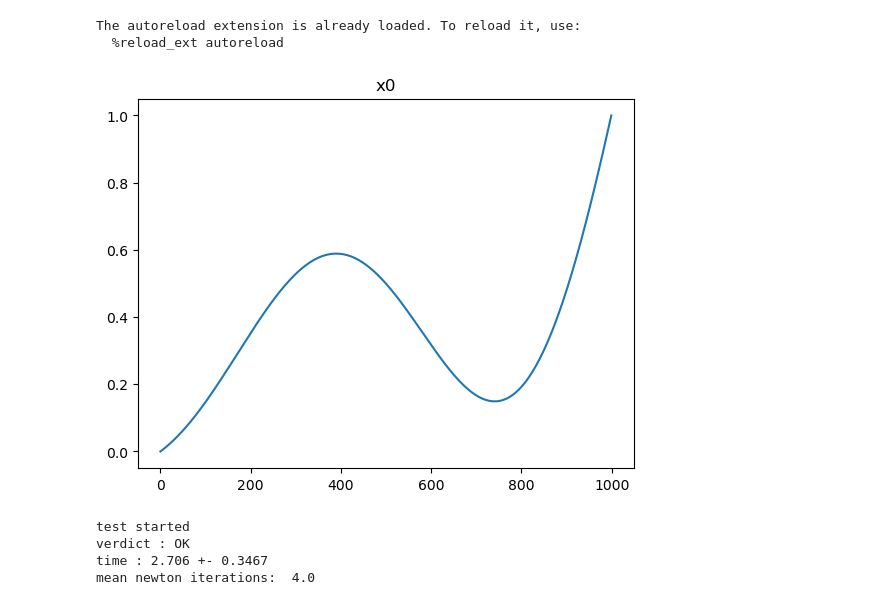
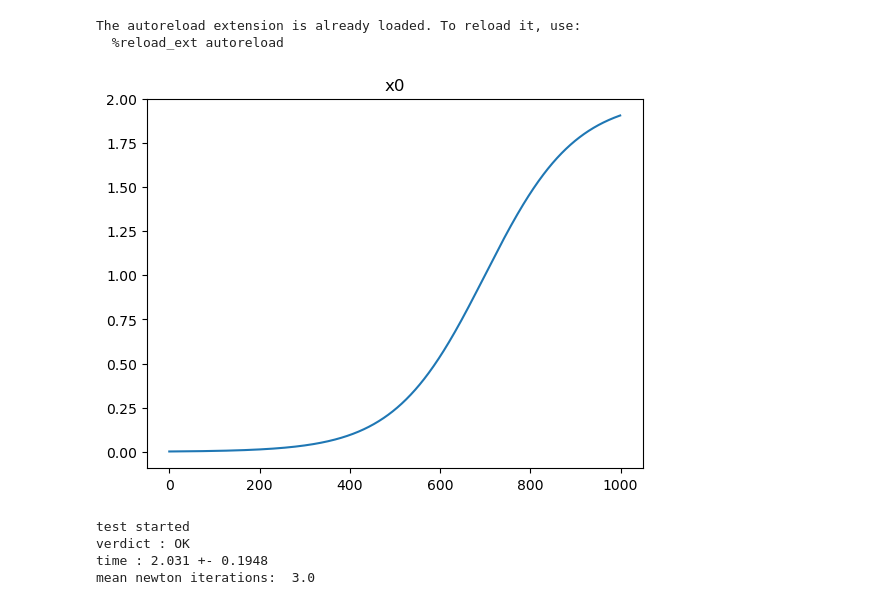
Before and after one commit to animih/aspen-study, a Jupyter notebook: hb_eq_test.ipynb, the cells around one changed output. Drawn from its saved outputs; the diff is of its cells as text; code cells hidden in the pictures.

```diff
--- a/hb_eq_test.ipynb
+++ b/hb_eq_test.ipynb
@@ -44,18 +44,19 @@ class Coef():
 # %%
 Nx = 1000
 Nt = 10
 param ={'Nx': Nx, 'Nt' : Nt}
 x = np.linspace(0, 1, Nx)
 C = Coef(Nx, 0.5, 1, 1.2e-1, model=model)
-x0 = (1+0.8*np.sin(4*x*np.pi/2))*x
+x0 = (np.tanh((x-0.7)*5)+1)
+#x0 = (1+0.8*np.sin(4*x*np.pi/2))*x
 x0 = x0.reshape(-1, 1)
 bd1 = x0[0]
 bd2 = x0[-1]
 plt.title('x0')
 plt.plot(x0)
 plt.show()
 # %% [output]
-[figure, old version]
+[figure, new version]
 # %%
 prob = transfer(C, param)
 solver_n = fxbd_1D(param, prob)
@@ -69,5 +69,5 @@ X, mes, t_new, delta_new = test(solver_n, sample_size = 4)
 # %% [output]
 test started
 verdict : OK
-time : 2.706 +- 0.3467
-mean newton iterations:  4.0
+time : 2.031 +- 0.1948
+mean newton iterations:  3.0
```
Also changed, not shown: parts of 17 cells of this notebook, 38 other files.
